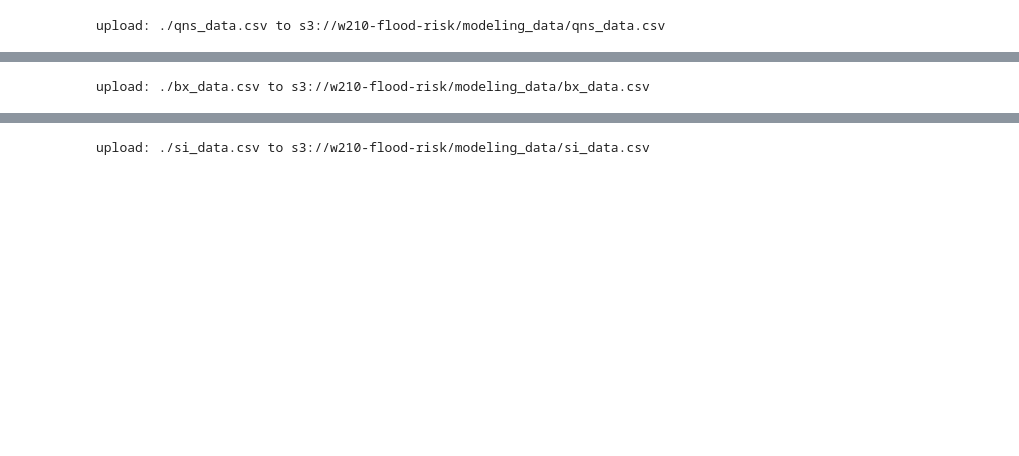
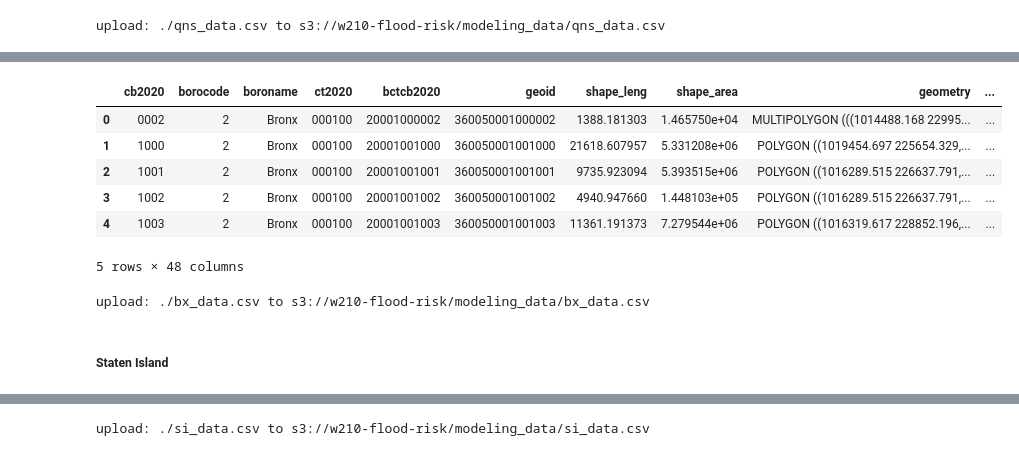
Before and after one commit to courtney-smith-97/flood-risk, a Jupyter notebook: data/data_transformation/full_modeling_dataset.ipynb, the cells around one changed output, grey strips where cells are left out. Cells and saved outputs as stored; diff of their text form; code cells hidden in the pictures; blank space fills up the shorter version.

```diff
--- a/data/data_transformation/full_modeling_dataset.ipynb
+++ b/data/data_transformation/full_modeling_dataset.ipynb
@@ -229,7 +288,19 @@ Hydrography features complete: 11.8 total time elapsed
+# %%
+bx.head()
+# %% [output]
+|  | cb2020 | borocode | boroname | ct2020 | bctcb2020 | geoid | shape_leng | shape_area | geometry | ... |
+| 0 | 0002 | 2 | Bronx | 000100 | 20001000002 | 360050001000002 | 1388.181303 | 1.465750e+04 | MULTIPOLYGON (((1014488.168 22995... | ... |
+| 1 | 1000 | 2 | Bronx | 000100 | 20001001000 | 360050001001000 | 21618.607957 | 5.331208e+06 | POLYGON ((1019454.697 225654.329,... | ... |
+| 2 | 1001 | 2 | Bronx | 000100 | 20001001001 | 360050001001001 | 9735.923094 | 5.393515e+06 | POLYGON ((1016289.515 226637.791,... | ... |
+| 3 | 1002 | 2 | Bronx | 000100 | 20001001002 | 360050001001002 | 4940.947660 | 1.448103e+05 | POLYGON ((1016289.515 226637.791,... | ... |
+| 4 | 1003 | 2 | Bronx | 000100 | 20001001003 | 360050001001003 | 11361.191373 | 7.279544e+06 | POLYGON ((1016319.617 228852.196,... | ... |
+5 rows × 48 columns
 # %%
 !aws s3 cp bx_data.csv s3://w210-flood-risk/modeling_data/bx_data.csv --acl public-read
 # %% [output]
 upload: ./bx_data.csv to s3://w210-flood-risk/modeling_data/bx_data.csv
+# %% [markdown]
+##### Staten Island
 # %%
 si = gen_boro_dataset(cb_df, ct_df, 'Staten Island', 'si')
 # %% [output]
```
Also changed, not shown: parts of 20 cells of this notebook.
